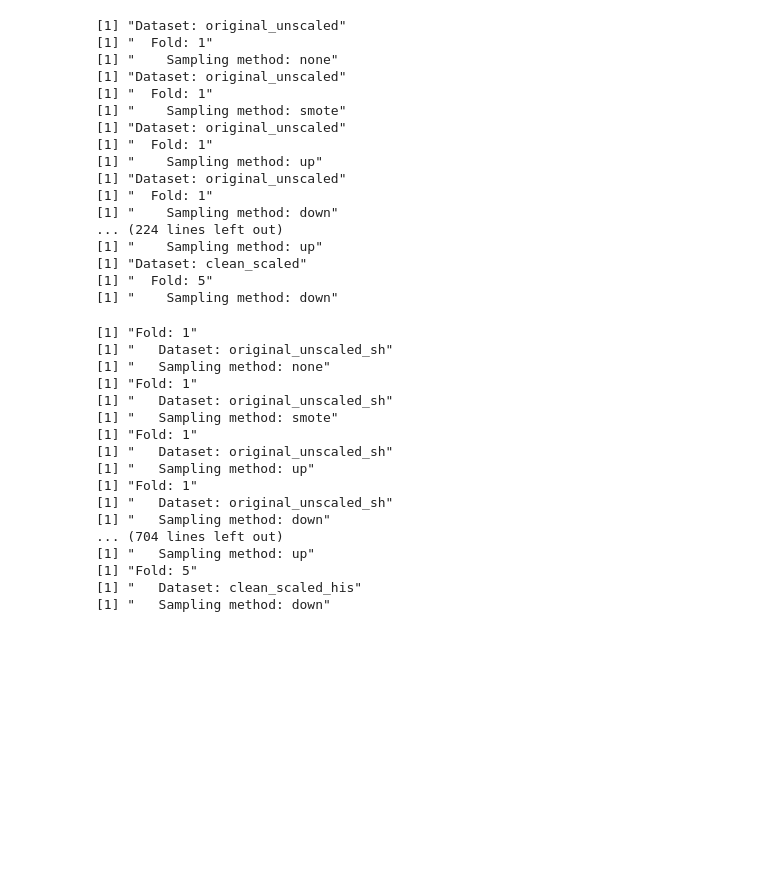
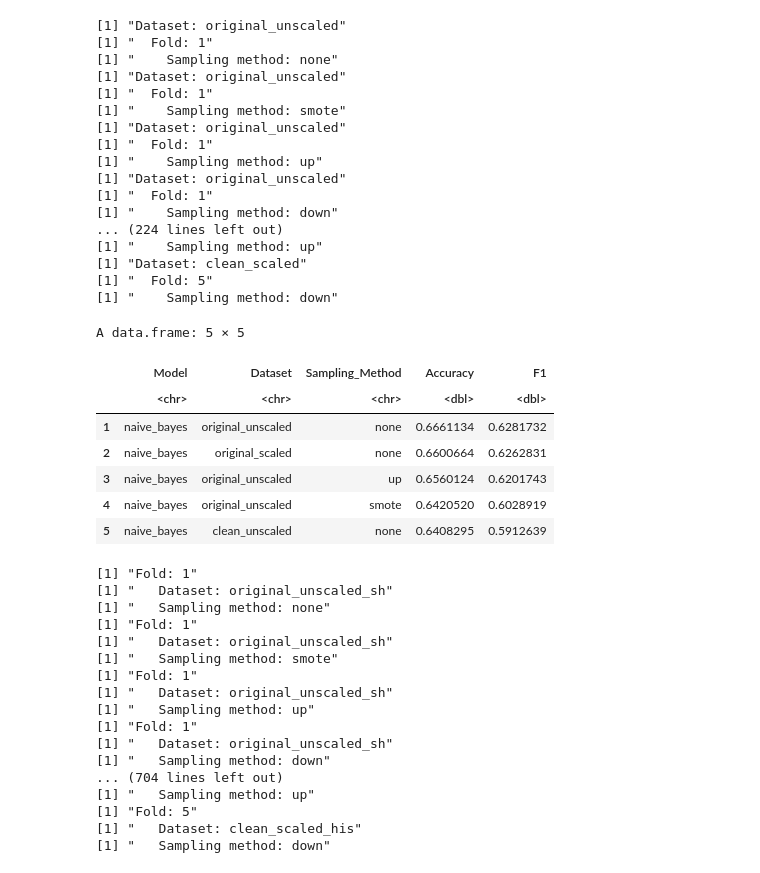
Before and after one commit to TobiasInfo/UTC_SY19, a Jupyter notebook: classification.ipynb, the cells around one changed output. Cells and saved outputs as stored; diff of their text form; code cells hidden in the pictures; blank space fills up the shorter version.

```diff
--- a/classification.ipynb
+++ b/classification.ipynb
@@ -755,6 +722,17 @@ nb_final_results <-(list(
 [1] "Dataset: clean_scaled"
 [1] "  Fold: 5"
 [1] "    Sampling method: down"
+# %%
+nb_final_results$nb_summary_results %>% arrange(desc(Accuracy)) %>% head(5)
+# %% [output]
+A data.frame: 5 × 5
+|  | Model | Dataset | Sampling_Method | Accuracy | F1 |
+|  | <chr> | <chr> | <chr> | <dbl> | <dbl> |
+| 1 | naive_bayes | original_unscaled | none | 0.6661134 | 0.6281732 |
+| 2 | naive_bayes | original_scaled | none | 0.6600664 | 0.6262831 |
+| 3 | naive_bayes | original_unscaled | up | 0.6560124 | 0.6201743 |
+| 4 | naive_bayes | original_unscaled | smote | 0.6420520 | 0.6028919 |
+| 5 | naive_bayes | clean_unscaled | none | 0.6408295 | 0.5912639 |
 # %%
 # Model evaluation function (unchanged)
 evaluate_model <- function(model, test_data, true_labels) {
```
Also changed, not shown: parts of 11 cells of this notebook, 10 other files.
